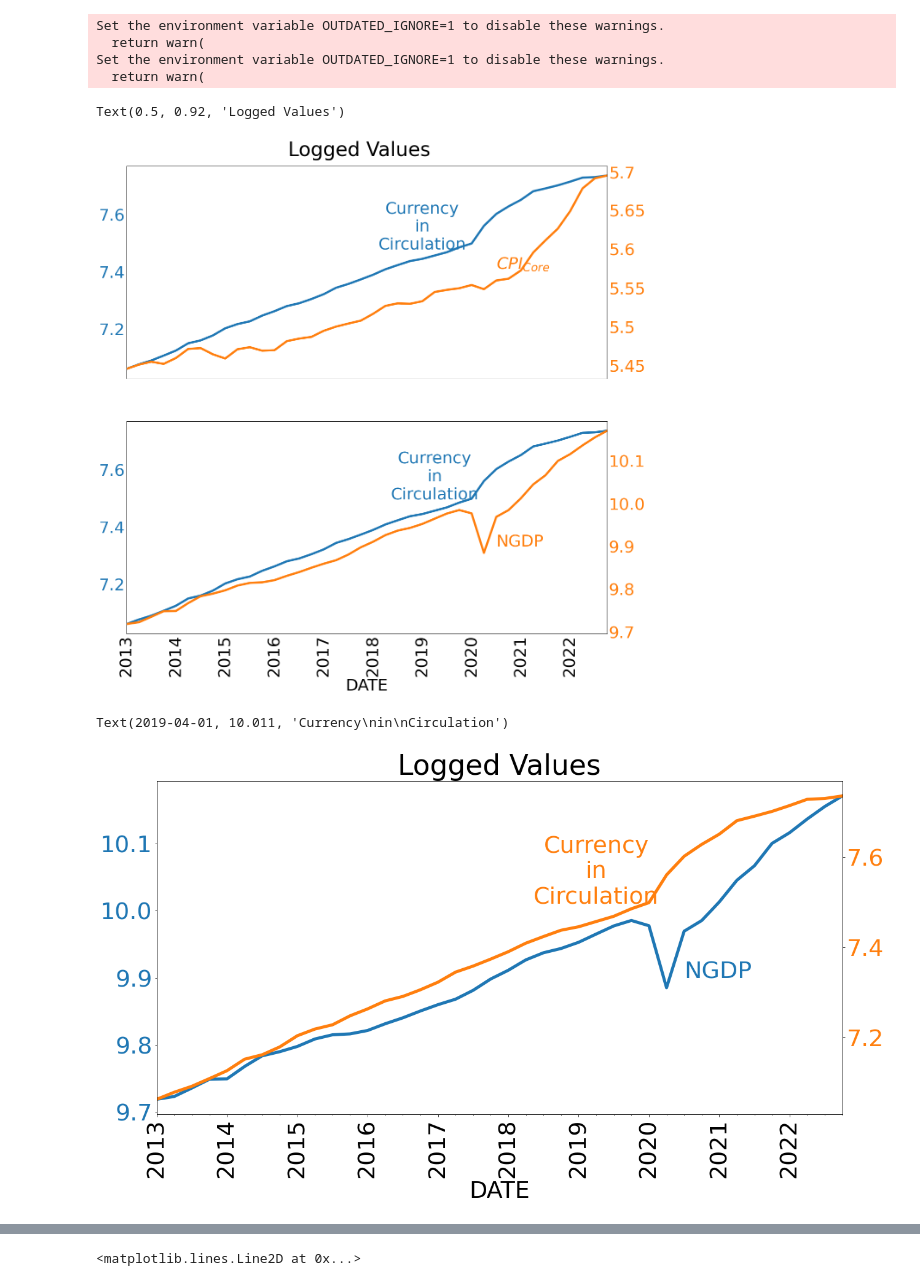
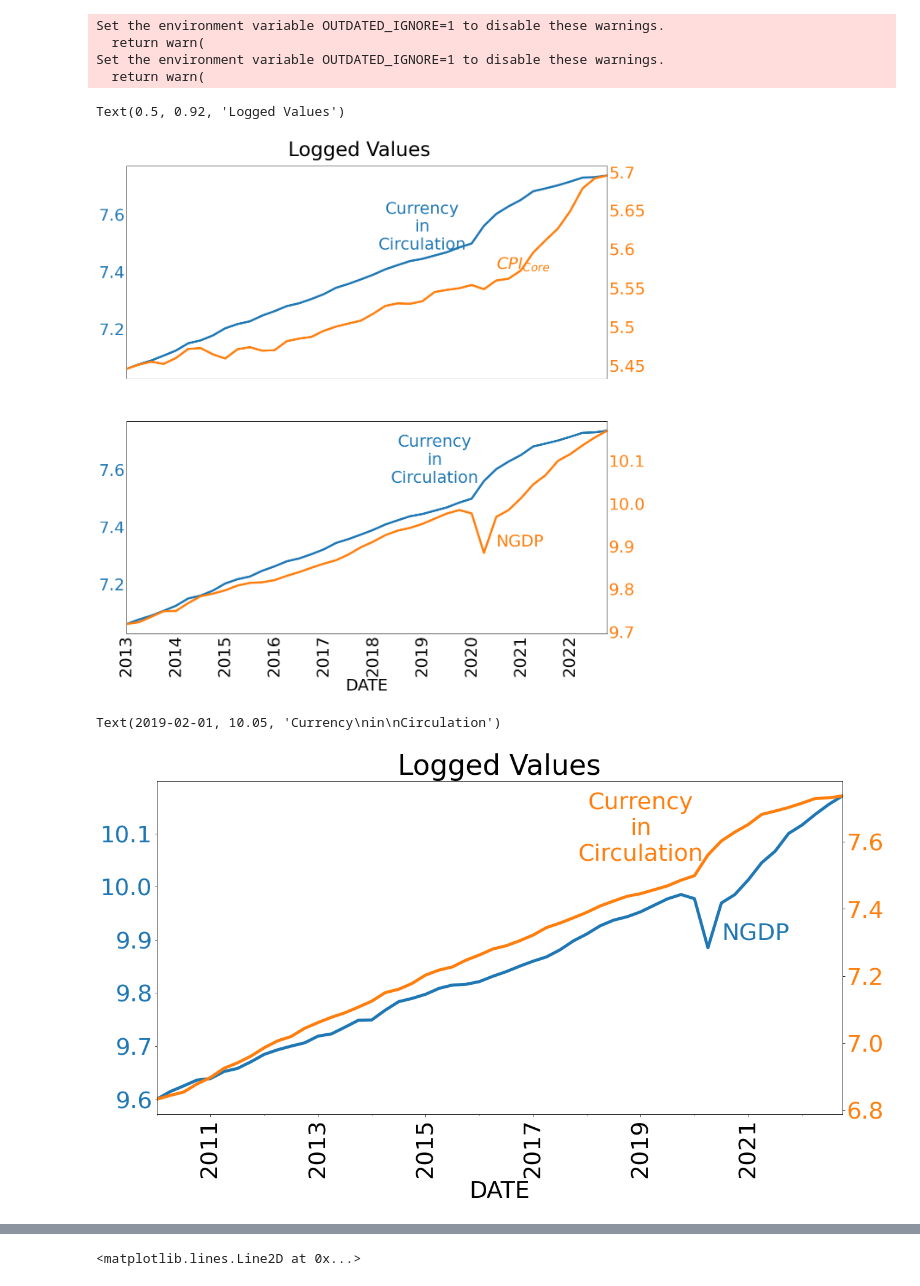
Before and after one commit to jlcatonjr/Learn-Python-for-Stats-and-Econ, a Jupyter notebook: Projects/SMP Data/Inflation - What Causes It, and When Will It Subside.ipynb, the cells around one changed output, grey strips where cells are left out. Saved outputs shown, nothing was run; the diff lists cells and outputs as text; code cells hidden in the pictures.

```diff
--- a/Projects/SMP Data/Inflation - What Causes It, and When Will It Subside.ipynb
+++ b/Projects/SMP Data/Inflation - What Causes It, and When Will It Subside.ipynb
@@ -253,37 +253,37 @@ ax.set_yticklabels([round(y,1) for y in ax.get_yticks()], color = "C0")
 ax2.set_yticklabels([round(y,1) for y in ax2.get_yticks()], color = "C1")
 
 ax2.text("2020-08-01", 9.9, "NGDP", color = "C1",  fontsize = fontsize)
-ax2.text("2019-04-01", 10.011, "Currency\nin\nCirculation",ha = "center", color = "C0",  fontsize = fontsize)
+ax2.text("2019-04-01", 10.05, "Currency\nin\nCirculation",ha = "center", color = "C0",  fontsize = fontsize)
 ax.tick_params('both', length=0, which='both')
 ax2.tick_params('both', length=0, which='both')
 plt.suptitle("Logged Values",y = .92)
 # %% [output]
 Text(0.5, 0.92, 'Logged Values')
-[figure, old version]
+[figure, new version]
 # %%
 plot_vars = ["Nominal GDP",
             "Currency in Circulation"]
-plot_df = np.log(df[plot_vars]).loc["2013":]
+plot_df = np.log(df[plot_vars]).loc["2010":]
 fig, ax = plt.subplots(figsize = (20,10))
 
 plot_df[[plot_vars[0]]].plot.line(ax = ax,
                                     legend = False,
                                  linewidth = 5)
 ax.set_xticklabels(ax.get_xticks(), rotation = 90)
 ax.set_title("Logged Values")
 ax2 = ax.twinx()
 plot_df[[plot_vars[1]]].plot.line(ax = ax2,
                                   legend = False,
                                   color = "C1",
                                  linewidth = 5)
 ax.set_yticklabels([round(y,1) for y in ax.get_yticks()], color = "C0")
 ax2.set_yticklabels([round(y,1) for y in ax2.get_yticks()], color = "C1")
 
 ax.text("2020-08-01", 9.9, "NGDP", color = "C0")
-ax.text("2019-04-01", 10.011, "Currency\nin\nCirculation",ha = "center", color = "C1")
+ax.text("2019-02-01", 10.05, "Currency\nin\nCirculation",ha = "center", color = "C1")
 # %% [output]
-Text(2019-04-01, 10.011, 'Currency\nin\nCirculation')
+Text(2019-02-01, 10.05, 'Currency\nin\nCirculation')
-[figure, old version]
+[figure, new version]
 # %%
 plot_vars = ["Nominal GDP",
             "Currency in Circulation",
```
Also changed, not shown: parts of 2 cells of this notebook, 5 other files.
